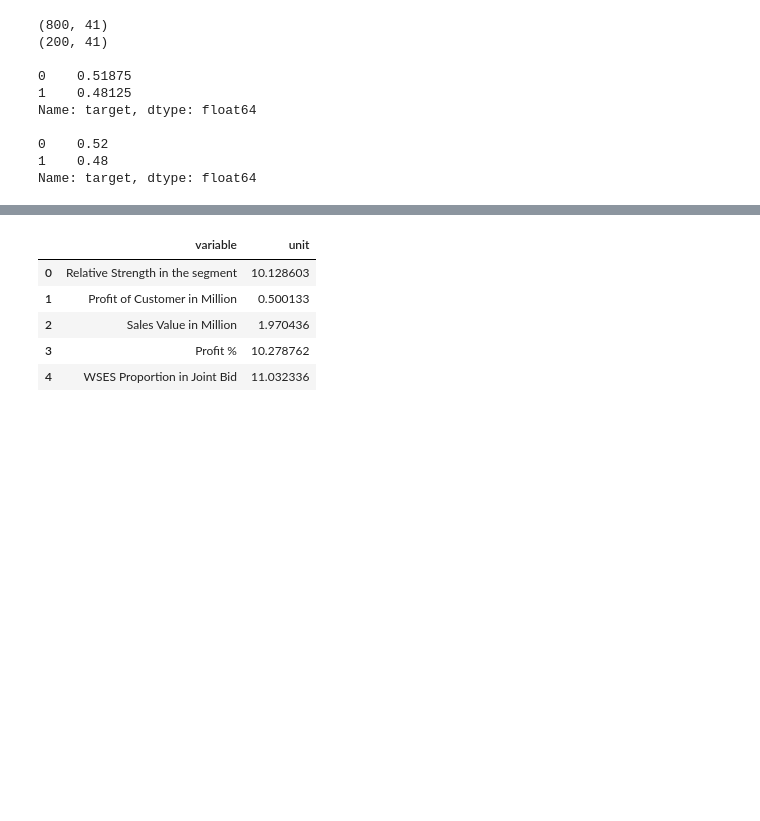
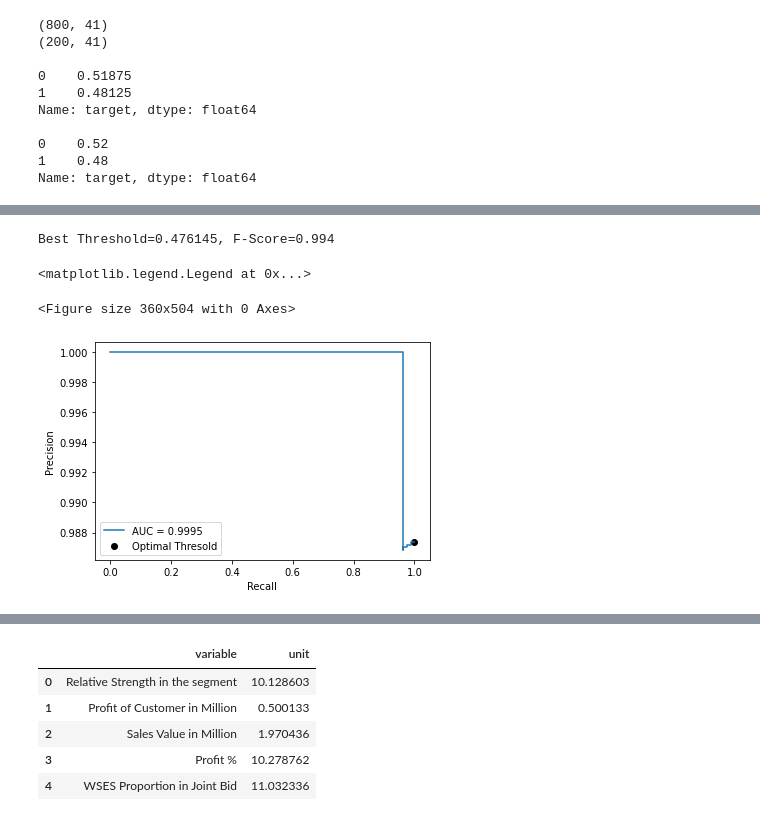
Before and after one commit to sanchariguhaniyogi/lead_Classification, a Jupyter notebook: Logistic_Regression.ipynb, the cells around one changed output, grey strips where cells are left out. Drawn from its saved outputs; the diff is of its cells as text; code cells hidden in the pictures; blank space fills up the shorter version.

```diff
--- a/Logistic_Regression.ipynb
+++ b/Logistic_Regression.ipynb
@@ -116,3 +143,26 @@ plot_precision_recall_curve(clf, X_test, y_test)
+# %%
+plt.figure(figsize=(5, 7))
+
+plot_precision_recall_curve(clf, X_test, Y_test, label='AUC = %.4f'% (clf_auc))
+yhat = clf.predict_proba(X_test)
+yhat = yhat[:, 1]
+# calculate roc curves
+precision, recall, thresholds = precision_recall_curve(Y_test, yhat)
+# convert to f score
+fscore = (2 * precision * recall) / (precision + recall)
+# locate the index of the largest f score
+ix = np.argmax(fscore)
+print('Best Threshold=%f, F-Score=%.3f' % (thresholds[ix], fscore[ix]))
+plt.xlabel('Recall')
+plt.ylabel('Precision')
+#plot_precision_recall_curve(clf, X_test, Y_test, label='AUC = %.4f'% (clf_auc))
+plt.scatter(recall[ix], precision[ix], marker='o', color='black', label='Optimal Thresold')
+plt.legend(loc='lower left')
+# %% [output]
+Best Threshold=0.476145, F-Score=0.994
+<matplotlib.legend.Legend at 0x...>
+<Figure size 360x504 with 0 Axes>
+[figure, added]
 # %%
 test_prob = clf.predict_proba(X_test)[:, 1] # the second column is P(target = 1)
 test_pred = clf.predict(X_test)
```
Also changed, not shown: parts of 15 cells of this notebook.
